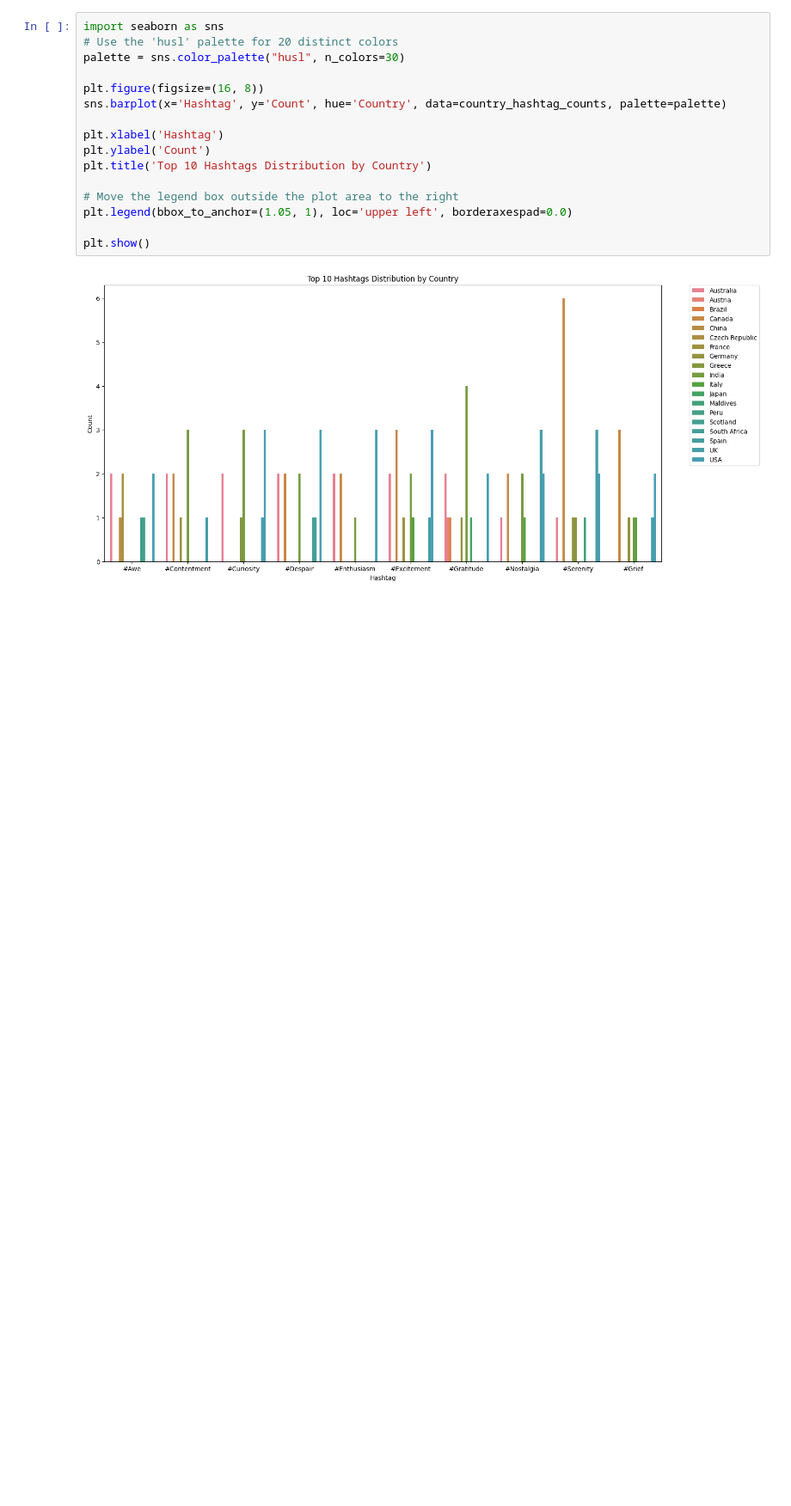
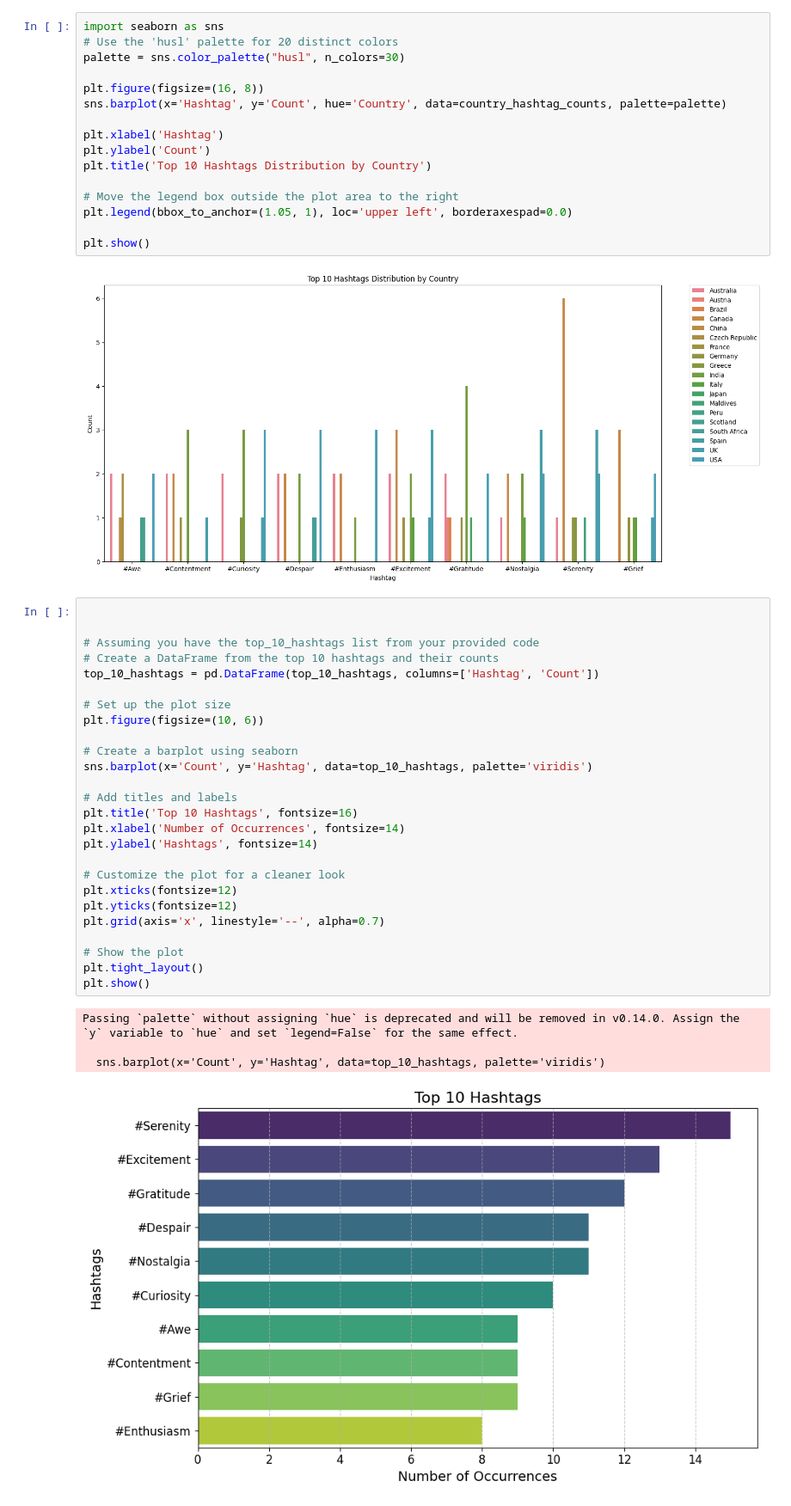
Before and after one commit to imon333/2Truth_and_a-_Lie, a Jupyter notebook: main.ipynb, the cells around one changed output. Shown at 86% size. Drawn from its saved outputs; the diff is of its cells as text; blank space fills up the shorter version.

```diff
--- a/main.ipynb
+++ b/main.ipynb
@@ -358,3 +358,34 @@ plt.legend(bbox_to_anchor=(1.05, 1), loc='upper left', borderaxespad=0.0)
 plt.show()
 # %% [output]
 [figure]
+# %%
+
+
+# Assuming you have the top_10_hashtags list from your provided code
+# Create a DataFrame from the top 10 hashtags and their counts
+top_10_hashtags = pd.DataFrame(top_10_hashtags, columns=['Hashtag', 'Count'])
+
+# Set up the plot size
+plt.figure(figsize=(10, 6))
+
+# Create a barplot using seaborn
+sns.barplot(x='Count', y='Hashtag', data=top_10_hashtags, palette='viridis')
+
+# Add titles and labels
+plt.title('Top 10 Hashtags', fontsize=16)
+plt.xlabel('Number of Occurrences', fontsize=14)
+plt.ylabel('Hashtags', fontsize=14)
+
+# Customize the plot for a cleaner look
+plt.xticks(fontsize=12)
+plt.yticks(fontsize=12)
+plt.grid(axis='x', linestyle='--', alpha=0.7)
+
+# Show the plot
+plt.tight_layout()
+plt.show()
+# %% [output]
+Passing `palette` without assigning `hue` is deprecated and will be removed in v0.14.0. Assign the `y` variable to `hue` and set `legend=False` for the same effect.
+
+  sns.barplot(x='Count', y='Hashtag', data=top_10_hashtags, palette='viridis')
+[figure, added]
```
Also changed, not shown: parts of 2 cells of this notebook.
